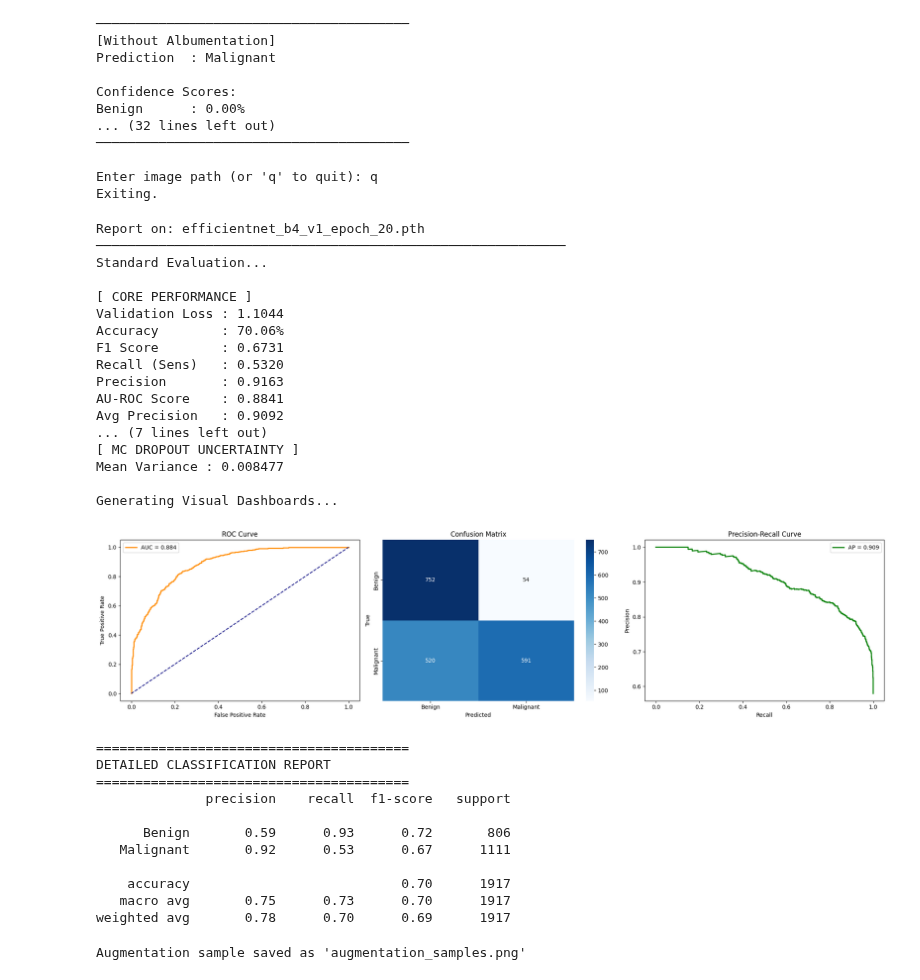
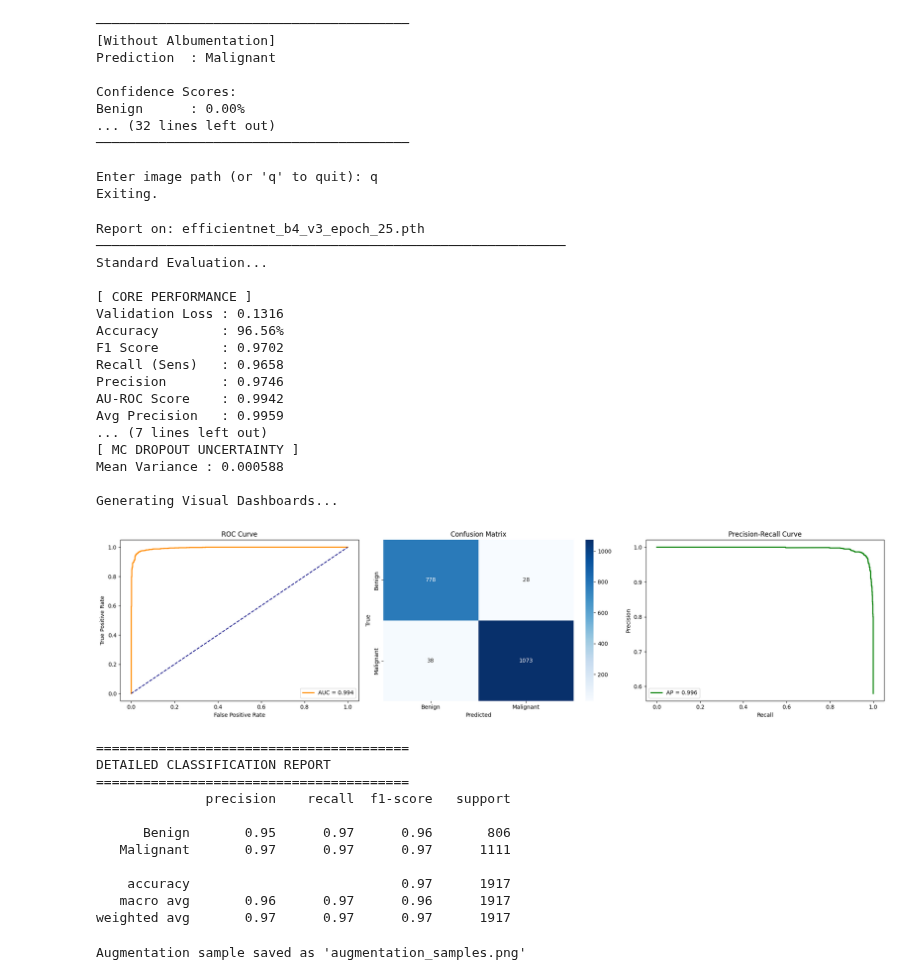
Before and after one commit to venz-ochoa/skin-lesion-classifier, a Jupyter notebook: source/skin_lesion_intsys-3.ipynb, the cells around one changed output. Saved outputs shown, nothing was run; the diff lists cells and outputs as text; code cells hidden in the pictures.

```diff
--- a/source/skin_lesion_intsys-2.ipynb
+++ b/source/skin_lesion_intsys-3.ipynb
@@ -388,7 +388,7 @@ device = torch.device('cuda' if torch.cuda.is_available() else 'cpu')
 
 #paths
 val_dir = '/content/skin-lesion-classifier/data/model_data/val'
-model_path = '/content/skin-lesion-classifier/models/efficientnetb4-v1/efficientnet_b4_v1_epoch_20.pth'
+model_path = '/content/skin-lesion-classifier/models/efficientnetb4-v3/efficientnet_b4_v3_epoch_25.pth'
 
 class AlbuImageFolder(datasets.ImageFolder):
     def __getitem__(self, index):
@@ -523,54 +523,54 @@ def run_master_audit():
     ax[1].set_xlabel('Predicted')
     ax[1].set_ylabel('True')
 
     # precision-recall curve
     p, r, _ = precision_recall_curve(all_labels, all_probs)
     ax[2].plot(r, p, color='green', lw=2, label=f'AP = {ap_score:.3f}')
     ax[2].set_title('Precision-Recall Curve')
     ax[2].set_xlabel('Recall')
     ax[2].set_ylabel('Precision')
     ax[2].legend()
 
     plt.tight_layout()
     plt.show()
 
     print("\n" + "="*40)
     print("DETAILED CLASSIFICATION REPORT")
     print("="*40)
     print(classification_report(all_labels, all_preds, target_names=['Benign', 'Malignant']))
 
 if __name__ == "__main__":
     run_master_audit()
 # %% [output]
-Report on: efficientnet_b4_v1_epoch_20.pth
+Report on: efficientnet_b4_v3_epoch_25.pth
 ────────────────────────────────────────────────────────────
 Standard Evaluation...
 
 [ CORE PERFORMANCE ]
-Validation Loss : 1.1044
-Accuracy        : 70.06%
-F1 Score        : 0.6731
-Recall (Sens)   : 0.5320
-Precision       : 0.9163
-AU-ROC Score    : 0.8841
-Avg Precision   : 0.9092
+Validation Loss : 0.1316
+Accuracy        : 96.56%
+F1 Score        : 0.9702
+Recall (Sens)   : 0.9658
+Precision       : 0.9746
+AU-ROC Score    : 0.9942
+Avg Precision   : 0.9959
 ... (7 lines left out)
 [ MC DROPOUT UNCERTAINTY ]
-Mean Variance : 0.008477
+Mean Variance : 0.000588
 
 Generating Visual Dashboards...
-[figure, old version]
+[figure, new version]
 ========================================
 DETAILED CLASSIFICATION REPORT
 ========================================
               precision    recall  f1-score   support
 
-      Benign       0.59      0.93      0.72       806
-   Malignant       0.92      0.53      0.67      1111
+      Benign       0.95      0.97      0.96       806
+   Malignant       0.97      0.97      0.97      1111
 
-    accuracy                           0.70      1917
-   macro avg       0.75      0.73      0.70      1917
-weighted avg       0.78      0.70      0.69      1917
+    accuracy                           0.97      1917
+   macro avg       0.96      0.97      0.96      1917
+weighted avg       0.97      0.97      0.97      1917
 # %%
 # DO NOT RUN THIS
 # VERSION 2 ALBUMENTATIONS
```
